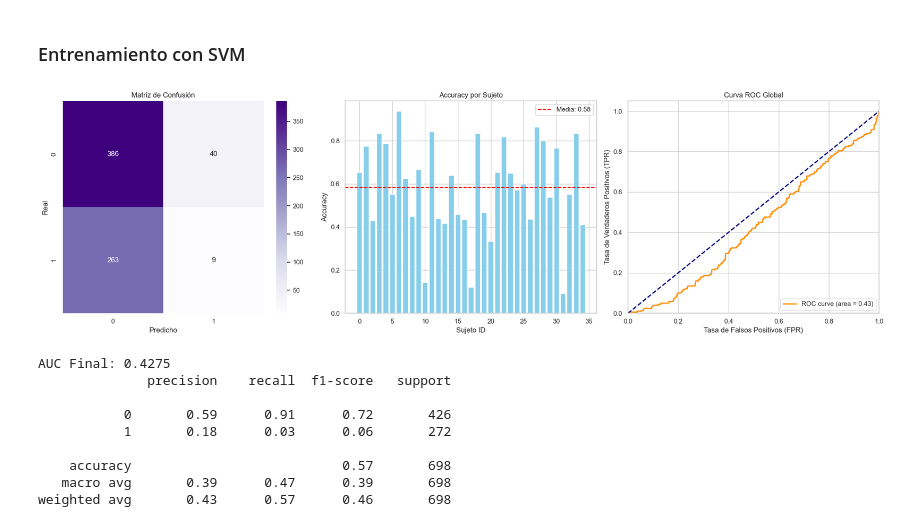
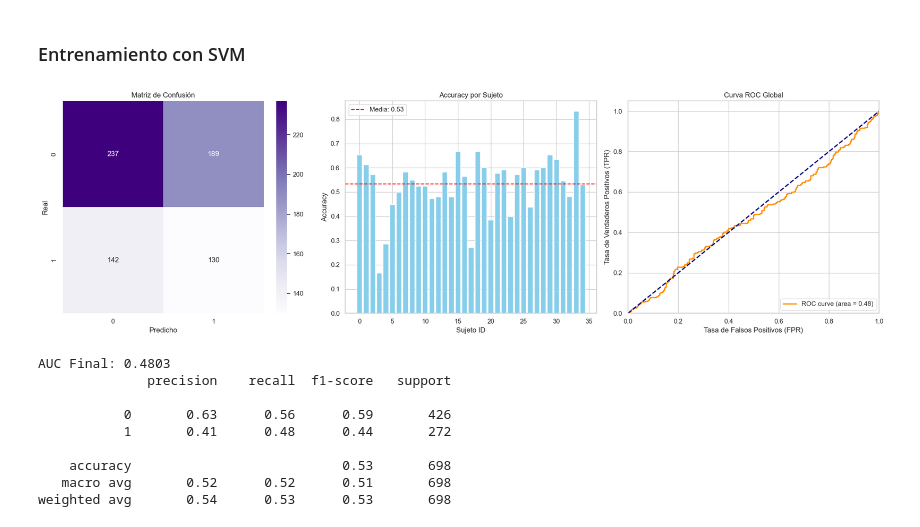
Before and after one commit to AlejandroDelToroAcosta/EEG_Analysis, a Jupyter notebook: python/SVM_experiment.ipynb, the cells around one changed output. Drawn from its saved outputs; the diff is of its cells as text; code cells hidden in the pictures.

```diff
--- a/python/SVM_experiment.ipynb
+++ b/python/SVM_experiment.ipynb
@@ -105,7 +105,7 @@ for train_index, test_index in logo.split(X, y, groups=groups):
     X_test_scaled = scaler.transform(X_test)
 
     # Modelo SVM (probability=True para poder graficar curva ROC después)
-    model = SVC(kernel='rbf', C=1.0, probability=True)
+    model = SVC(kernel='rbf', C=1.0, probability=True, class_weight='balanced')
     model.fit(X_train_scaled, y_train)
 
     # Predicción
@@ -129,43 +129,43 @@ axes[0].set_xlabel('Predicho')
 axes[0].set_ylabel('Real')
 
 # B. Precisión por Sujeto
 axes[1].bar(range(len(subject_accuracies)), subject_accuracies, color='skyblue')
 axes[1].axhline(np.mean(subject_accuracies), color='red', linestyle='--', label=f'Media: {np.mean(subject_accuracies):.2f}')
 axes[1].set_title('Accuracy por Sujeto')
 axes[1].set_xlabel('Sujeto ID')
 axes[1].set_ylabel('Accuracy')
 axes[1].legend()
 
 # C. Curva ROC y AUC
 fpr, tpr, thresholds = roc_curve(y_true_all, y_probs_all)
 roc_auc = auc(fpr, tpr)
 
 axes[2].plot(fpr, tpr, color='darkorange', lw=2, label=f'ROC curve (area = {roc_auc:.2f})')
 axes[2].plot([0, 1], [0, 1], color='navy', lw=2, linestyle='--')
 axes[2].set_xlim([0.0, 1.0])
 axes[2].set_ylim([0.0, 1.05])
 axes[2].set_xlabel('Tasa de Falsos Positivos (FPR)')
 axes[2].set_ylabel('Tasa de Verdaderos Positivos (TPR)')
 axes[2].set_title('Curva ROC Global')
 axes[2].legend(loc="lower right")
 
 plt.tight_layout()
 plt.show()
 
 # Resumen numérico
 print(f"\nAUC Final: {roc_auc:.4f}")
 print(classification_report(y_true_all, y_pred_all))
 # %% [output]
-[figure, old version]
+[figure, new version]
-AUC Final: 0.4275
+AUC Final: 0.4803
               precision    recall  f1-score   support
 
-           0       0.59      0.91      0.72       426
-           1       0.18      0.03      0.06       272
+           0       0.63      0.56      0.59       426
+           1       0.41      0.48      0.44       272
 
-    accuracy                           0.57       698
-   macro avg       0.39      0.47      0.39       698
-weighted avg       0.43      0.57      0.46       698
+    accuracy                           0.53       698
+   macro avg       0.52      0.52      0.51       698
+weighted avg       0.54      0.53      0.53       698
 # %%
 import pandas as pd
 files = os.listdir("features_data")
```
Also changed, not shown: 2 other files.
